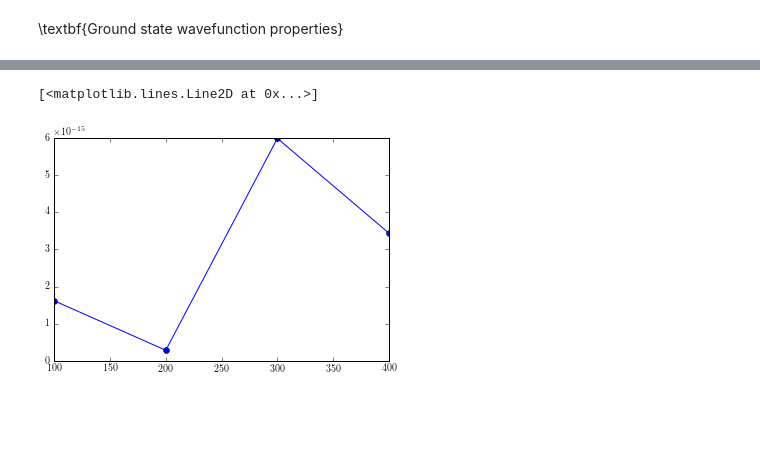
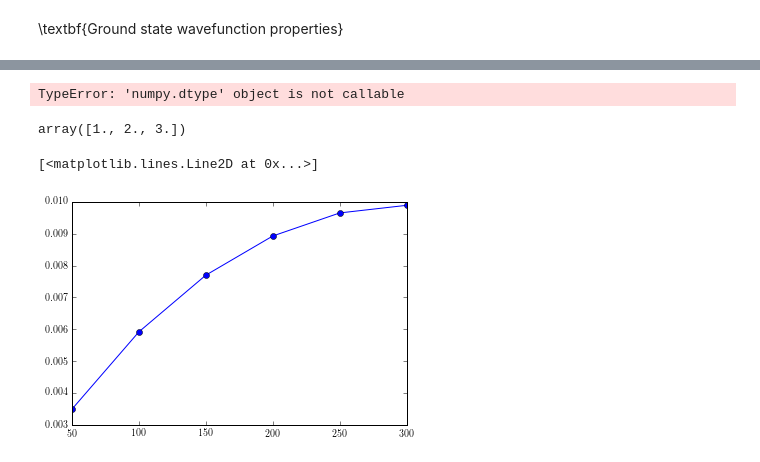
Before and after one commit to paraj003/LMG_quench, a Jupyter notebook: LMG_sim.ipynb, the cells around one changed output, grey strips where cells are left out. Drawn from its saved outputs; the diff is of its cells as text; code cells hidden in the pictures; blank space fills up the shorter version.

```diff
--- a/LMG_sim.ipynb
+++ b/LMG_sim.ipynb
@@ -1177,19 +1204,22 @@ def EEntropy_VN(ρA):
 \textbf{Ground state wavefunction properties}
 # %%
 #parameter definitions
-Larr=np.arange(100,500,100)#np.concatenate([np.arange(100,1000,100),np.arange(1000,2000,1000)])#choose even
-entropyarr=np.zeros(np.size(Larr))
-for p,L in zip(range(np.size(Larr)),Larr):
-    print(p, end='\r', flush=True)
-    paramvals0=LMG.Ham_params(N=L,S=L/2,J=1.,γz=1.,γy=0.0,Γ=1.)
-    SA=L/4 #Size of A subsystem
-    SB=paramvals0.S-SA #Size of B subsystem
-    cgmat=CGmatrix(SA,SB,paramvals0.S)
+ΔL=50
+Larr=np.arange(600,600+ΔL,ΔL)#np.concatenate([np.arange(100,1000,100),np.arange(1000,2000,1000)])#choose even
+part_szarr=np.arange(ΔL,int(Larr[-1]/2)+ΔL,ΔL)
+entropyarr=np.zeros((np.size(part_szarr),np.size(Larr)))
+for q,L in zip(range(np.size(Larr)),Larr):
+    paramvals0=LMG.Ham_params(N=L,S=L/2,J=1.,γz=1.,γy=0.0,Γ=4.)
     #Ground state properties
     Ham=LMG.LMG_generateHam(paramvals0)
     GSenergy,vec=spla.eigs(Ham,k=1,which="SR")
     GState=vec[:,0]
-    GStateAB=np.matmul(cgmat,GState)#(2SA+1)(2SB+1)X1 array
-    ρA=Reduced_ρ(GStateAB,SA,SB)
-    entropyarr[p]=EEntropy_VN(ρA)
+    for p,part_sz in zip(range(np.size(part_szarr)),part_szarr):
+        SA=part_sz/2 #Size of A subsystem
+        SB=paramvals0.S-SA #Size of B subsystem
+        print((p,q,SA,SB,int((2*SA+1)*(2*SB+1))))#, end='\r', flush=True)
+        cgmat=CGmatrix(SA,SB,paramvals0.S)
+        GStateAB=np.matmul(cgmat,GState)#(2SA+1)(2SB+1)X1 array
+        ρA=Reduced_ρ(GStateAB,SA,SB)
+        entropyarr[p,q]=EEntropy_VN(ρA)
 # %% [output]
@@ -1198,5 +1258,14 @@ for p,L in zip(range(np.size(Larr)),Larr):
+# %%
+X.dtype(float)
+# %% [output]
+TypeError: 'numpy.dtype' object is not callable
+# %%
+c1=[]
+np.append([],tuple([1,2,3]),axis=0)
+# %% [output]
+array([1., 2., 3.])
 # %%
-plt.plot(Larr,entropyarr,'-o')
+plt.plot(part_szarr,entropyarr,'-o')
 # %% [output]
 [<matplotlib.lines.Line2D at 0x...>]
-[figure, old version]
+[figure, new version]
```
Also changed, not shown: parts of 10 cells of this notebook, 1 other file.
